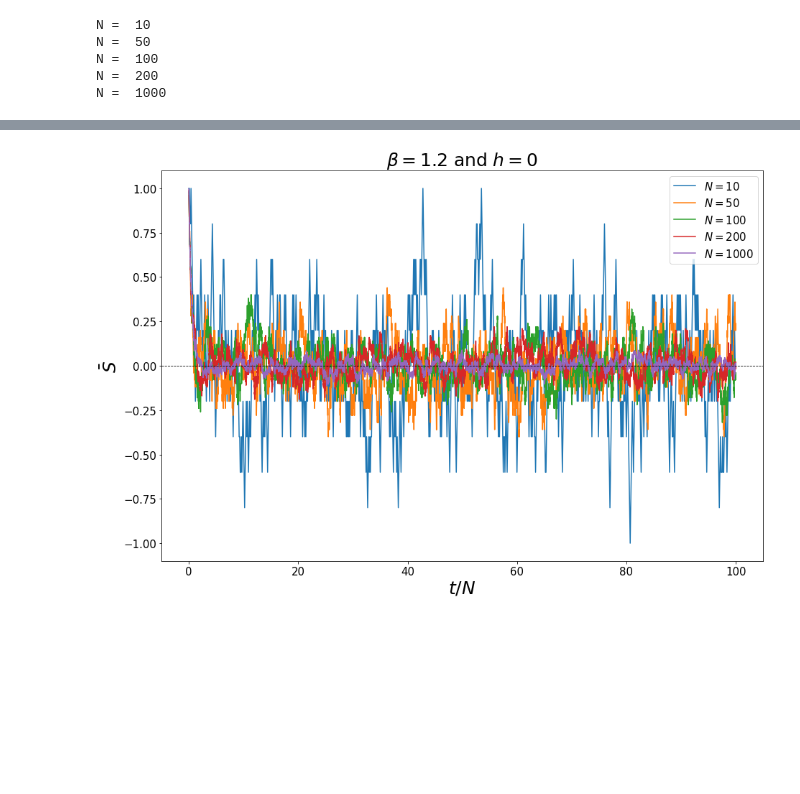
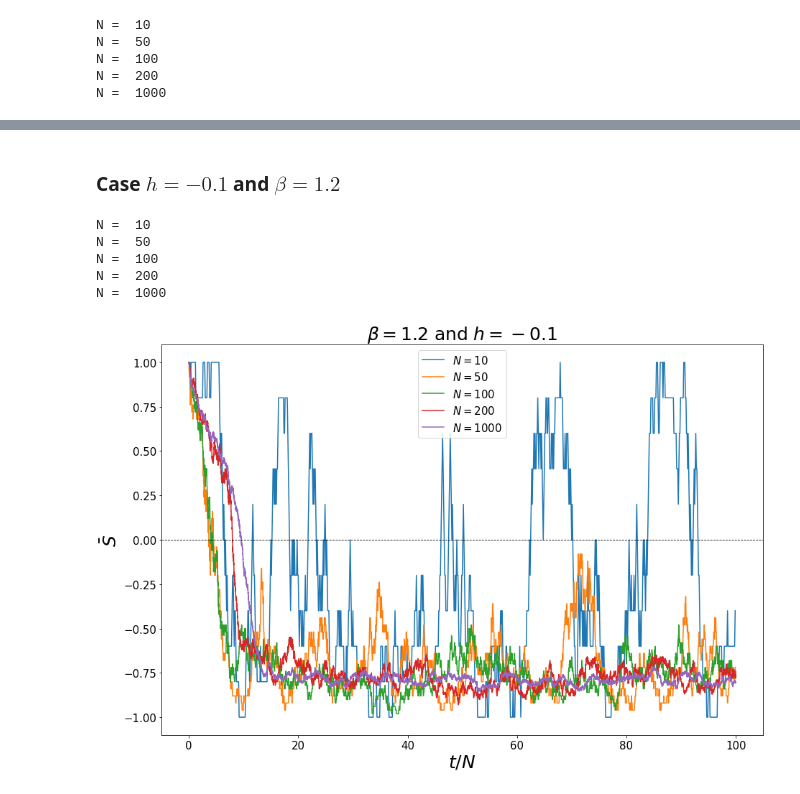
Before and after one commit to rodsveiga/PHYS-642, a Jupyter notebook: hm1.ipynb, the cells around one changed output, grey strips where cells are left out. Cells and saved outputs as stored; diff of their text form; code cells hidden in the pictures; blank space fills up the shorter version.

```diff
--- a/hm1.ipynb
+++ b/hm1.ipynb
@@ -35,8 +35,9 @@ with $ \bar{S} \equiv \sum_{j=1}^{N} S_{j} / N  $.
 # %%
 def MC(S0, beta, h):
 
-    def en(S, h):
-        return -0.5*np.mean(S)*np.mean(S) - h*np.mean(S)
+    #def en(S, h):
+    #    return -0.5*np.mean(S)*np.mean(S) - h*np.mean(S)
+
 
     S1 = np.copy(S0)
     N = len(S0)
@@ -45,7 +46,11 @@ def MC(S0, beta, h):
     S1[j] = -S1[j]
     r = np.random.random()
 
-    if r < np.exp(-beta*(en(S1, h) - en(S0, h))):
+    en0 =  -0.5*N*np.mean(S0)*np.mean(S0) - N*h*np.mean(S0)
+    en1 =  -0.5*N*np.mean(S1)*np.mean(S1) - N*h*np.mean(S1)
+
+
+    if r < np.exp(-beta*(en1 - en0)):
         S0[j] = -S0[j]
 
     return S0
@@ -82,3 +87,15 @@ N =  50
 N =  100
 N =  200
 N =  1000
+# %%
+f, ax = plt.subplots(1, 1, figsize = (15, 10))
+
+for n, m in zip(N, mN_):
+    ax.plot(np.arange(0, len(m)) / n ,  m, label= '$N = %d$' % n)
+
+ax.set_xlabel('$t/N$', fontsize= 25)
+ax.set_ylabel('$\\bar{S}$', fontsize= 25)
+ax.tick_params(labelsize=15)
+ax.legend(fontsize= 15)
+ax.set_title('$\\beta =  %.1f $ and $h = %.1f $' % (beta, h), fontsize= 25)
+plt.show()
@@ -85,15 +104,32 @@ N =  1000
+# %% [markdown]
+### Case $ h = - 0.1 $ and $ \beta = 1.2$
+# %%
+N = [10, 50, 100, 200, 1000]
+mN_ = []
+beta = 1.2
+h = -0.1
+
+for n in N:
+    print('N = ', n)
+    mN_.append(MCMC(n, beta, h))
+# %% [output]
+N =  10
+N =  50
+N =  100
+N =  200
+N =  1000
 # %%
 f, ax = plt.subplots(1, 1, figsize = (15, 10))
 
 for n, m in zip(N, mN_):
     ax.plot(np.arange(0, len(m)) / n ,  m, label= '$N = %d$' % n)
 
 ax.set_xlabel('$t/N$', fontsize= 25)
 ax.set_ylabel('$\\bar{S}$', fontsize= 25)
 ax.axhline(color= 'k', lw= 0.8, ls='--')
 ax.tick_params(labelsize=15)
 ax.legend(fontsize= 15)
-ax.set_title('$\\beta =  %.1f $ and $h = %d $' % (beta, h), fontsize= 25)
+ax.set_title('$\\beta =  %.1f $ and $h = %.1f $' % (beta, h), fontsize= 25)
 plt.show()
 # %% [output]
-[figure, old version]
+[figure, new version]
```
Also changed, not shown: parts of 2 cells of this notebook.
